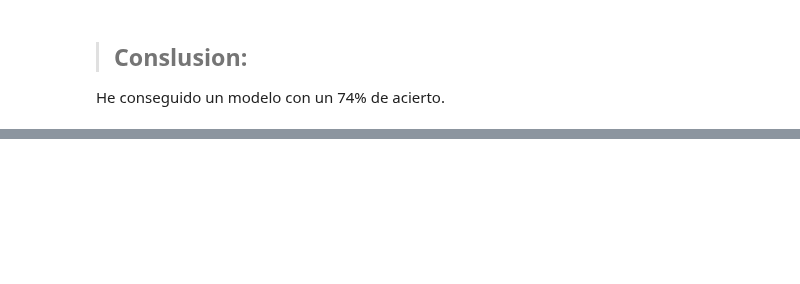
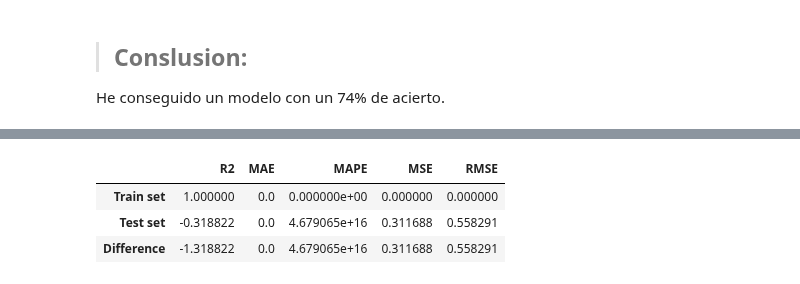
Before and after one commit to 4GeeksAcademy/sarayruiz---Machine-Learning, a Jupyter notebook: src/04-decision-tree-diabetes.ipynb, the cells around one changed output, grey strips where cells are left out. Saved outputs shown, nothing was run; the diff lists cells and outputs as text; code cells hidden in the pictures; blank space fills up the shorter version.

```diff
--- a/src/04-decision-tree-diabetes.ipynb
+++ b/src/04-decision-tree-diabetes.ipynb
@@ -112,0 +174,3 @@ He conseguido un modelo con un 74% de acierto.
+# %%
+y_pred_train = dt_regression_model.predict(X_train)
+y_pred_train
@@ -112,0 +195,3 @@ He conseguido un modelo con un 74% de acierto.
+# %%
+y_pred_test = dt_regression_model.predict(X_test)
+y_pred_test
@@ -112,0 +209,7 @@ He conseguido un modelo con un 74% de acierto.
+# %%
+get_regression_metrics(y_pred_test, y_test, y_pred_train, y_train)
+# %% [output]
+|  | R2 | MAE | MAPE | MSE | RMSE |
+| Train set | 1.000000 | 0.0 | 0.000000e+00 | 0.000000 | 0.000000 |
+| Test set | -0.318822 | 0.0 | 4.679065e+16 | 0.311688 | 0.558291 |
+| Difference | -1.318822 | 0.0 | 4.679065e+16 | 0.311688 | 0.558291 |
```
Also changed, not shown: parts of 16 cells of this notebook, 1 other file.
